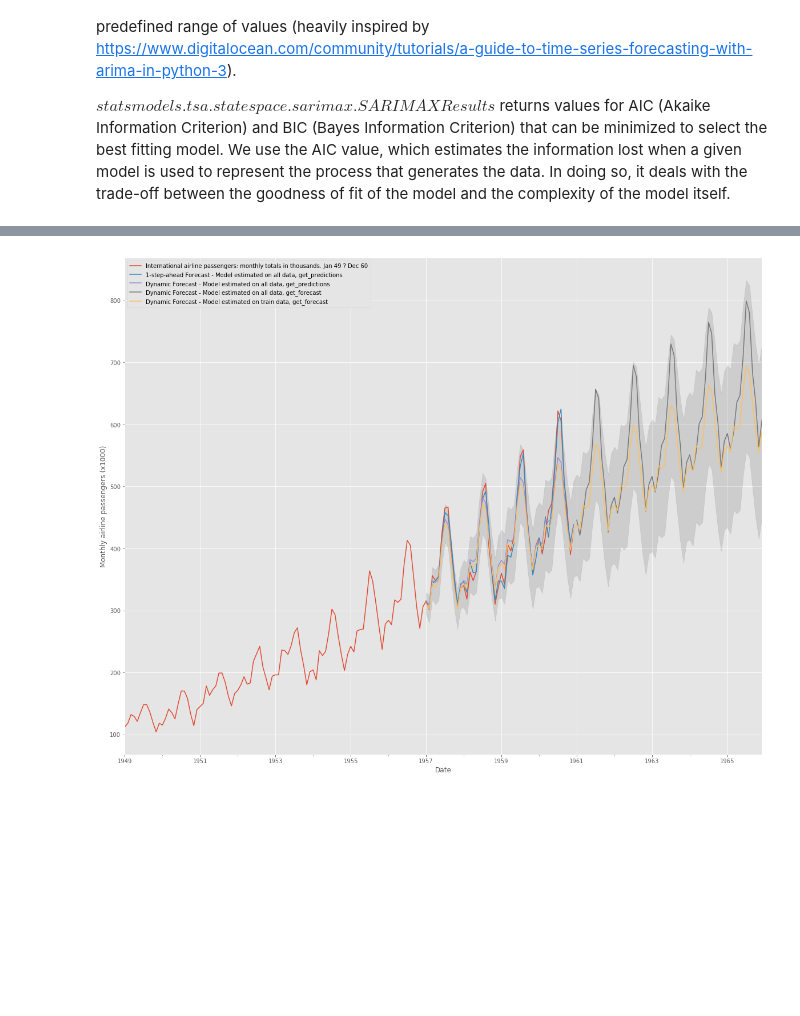
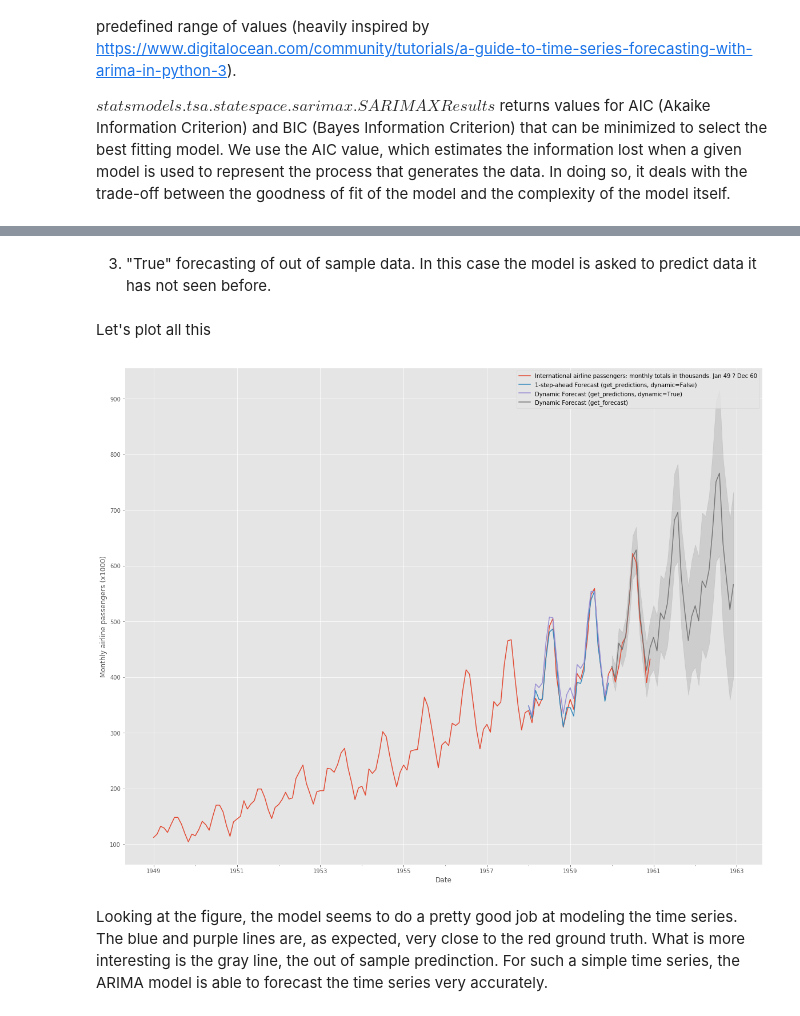
Before and after one commit to gmonaci/ARIMA, a Jupyter notebook: time-series-analysis-ARIMA.ipynb, the cells around one changed output, grey strips where cells are left out. Saved outputs shown, nothing was run; the diff lists cells and outputs as text; code cells hidden in the pictures; blank space fills up the shorter version.

```diff
--- a/time-series-analysis-ARIMA.ipynb
+++ b/time-series-analysis-ARIMA.ipynb
@@ -156,25 +139,24 @@ plt.show()
+# %%
+pred1 = results.get_prediction(start='1958-01-01', dynamic=True)
+pred1_ci = pred1.conf_int()
+# %% [markdown]
+3) "True" forecasting of out of sample data. In this case the model is asked to predict data it has not seen before.
 # %%
-pred2 = results2.get_forecast('1965-12-01')
+pred2 = results.get_forecast('1962-12-01')
 pred2_ci = pred2.conf_int()
-
-pred3 = results1.get_forecast('1965-12-01')
-pred3_ci = pred3.conf_int()
-# %%
-pred1 = results1.get_prediction(start='1957-01-01', dynamic=True)
-pred1_ci = pred1.conf_int()
-# %%
-pred0 = results1.get_prediction(start='1957-01-01', dynamic=False)
-pred0_ci = pred0.conf_int()
+# %% [markdown]
+Let's plot all this
 # %%
 ax = data.plot(figsize=(20, 16))
-pred0.predicted_mean.plot(ax=ax, label='1-step-ahead Forecast - Model estimated on all data, get_predictions')
-pred1.predicted_mean.plot(ax=ax, label='Dynamic Forecast - Model estimated on all data, get_predictions')
-pred3.predicted_mean.plot(ax=ax, label='Dynamic Forecast - Model estimated on all data, get_forecast')
-pred2.predicted_mean.plot(ax=ax, label='Dynamic Forecast - Model estimated on train data, get_forecast')
+pred0.predicted_mean.plot(ax=ax, label='1-step-ahead Forecast (get_predictions, dynamic=False)')
+pred1.predicted_mean.plot(ax=ax, label='Dynamic Forecast (get_predictions, dynamic=True)')
+pred2.predicted_mean.plot(ax=ax, label='Dynamic Forecast (get_forecast)')
 ax.fill_between(pred2_ci.index, pred2_ci.iloc[:, 0], pred2_ci.iloc[:, 1], color='k', alpha=.1)
 plt.ylabel('Monthly airline passengers (x1000)')
 plt.xlabel('Date')
 plt.legend()
 plt.show()
 # %% [output]
-[figure, old version]
+[figure, new version]
+# %% [markdown]
+Looking at the figure, the model seems to do a pretty good job at modeling the time series. The blue and purple lines are, as expected, very close to the red ground truth. What is more interesting is the gray line, the out of sample predinction. For such a simple time series, the ARIMA model is able to forecast the time series very accurately.
```
Also changed, not shown: parts of 17 cells of this notebook.
